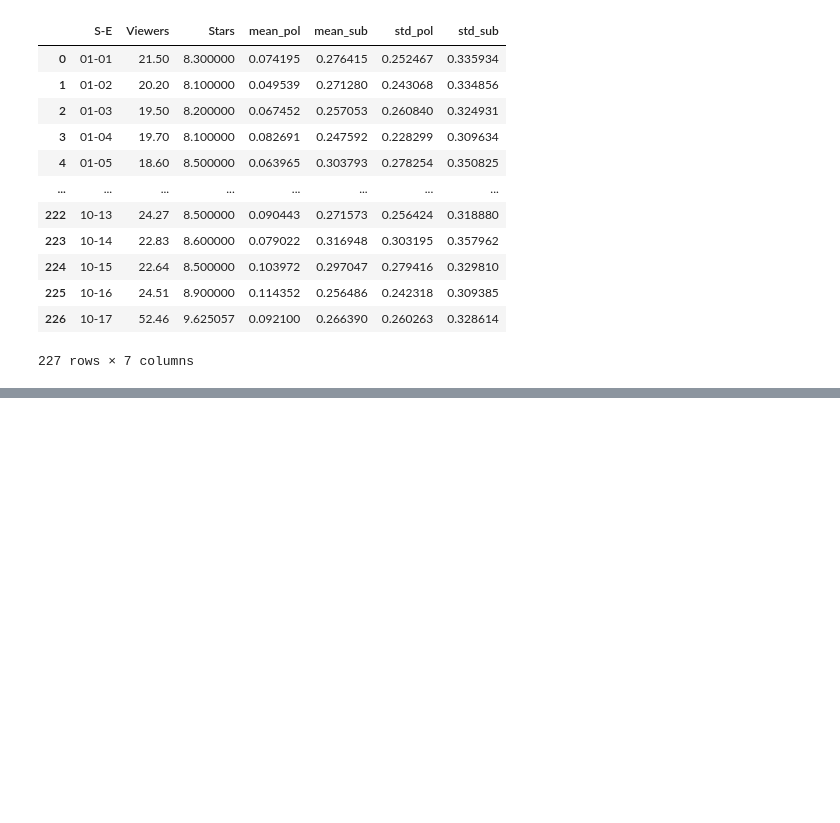
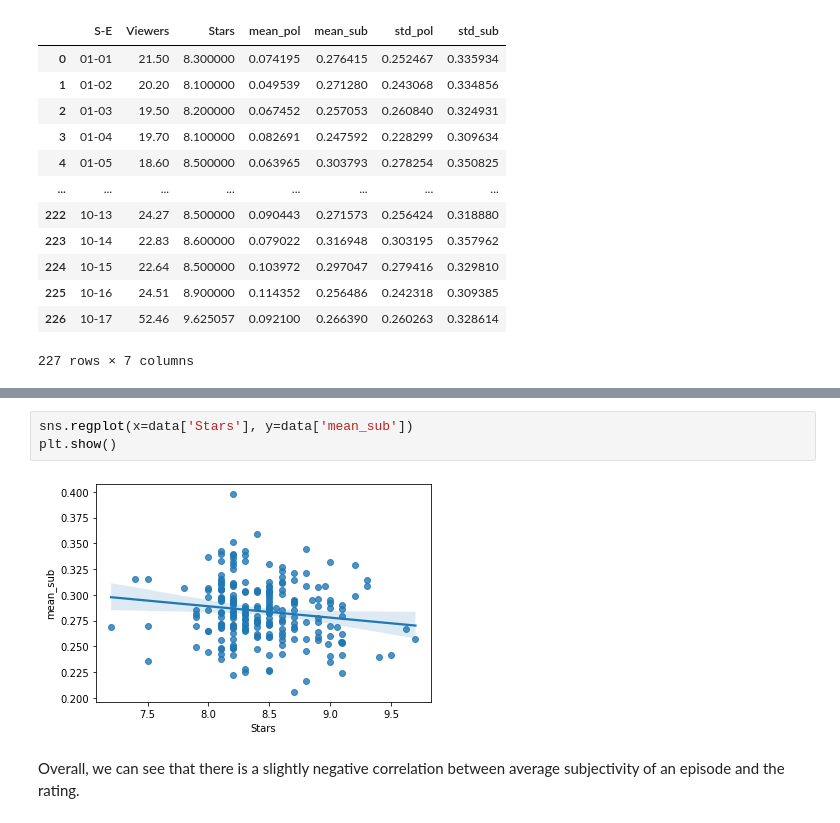
Before and after one commit to Naimish240/FRIENDS_Analysis, a Jupyter notebook: analysis.ipynb, the cells around one changed output, grey strips where cells are left out. Cells and saved outputs as stored; diff of their text form; blank space fills up the shorter version.

```diff
--- a/analysis.ipynb
+++ b/analysis.ipynb
@@ -151,0 +161,7 @@ corr.style.background_gradient(cmap='coolwarm')
+# %%
+sns.regplot(x=data['Stars'], y=data['mean_sub'])
+plt.show()
+# %% [output]
+[figure, added]
+# %% [markdown]
+Overall, we can see that there is a slightly negative correlation between average subjectivity of an episode and the rating.
```
Also changed, not shown: parts of 24 cells of this notebook, 2 other files.
